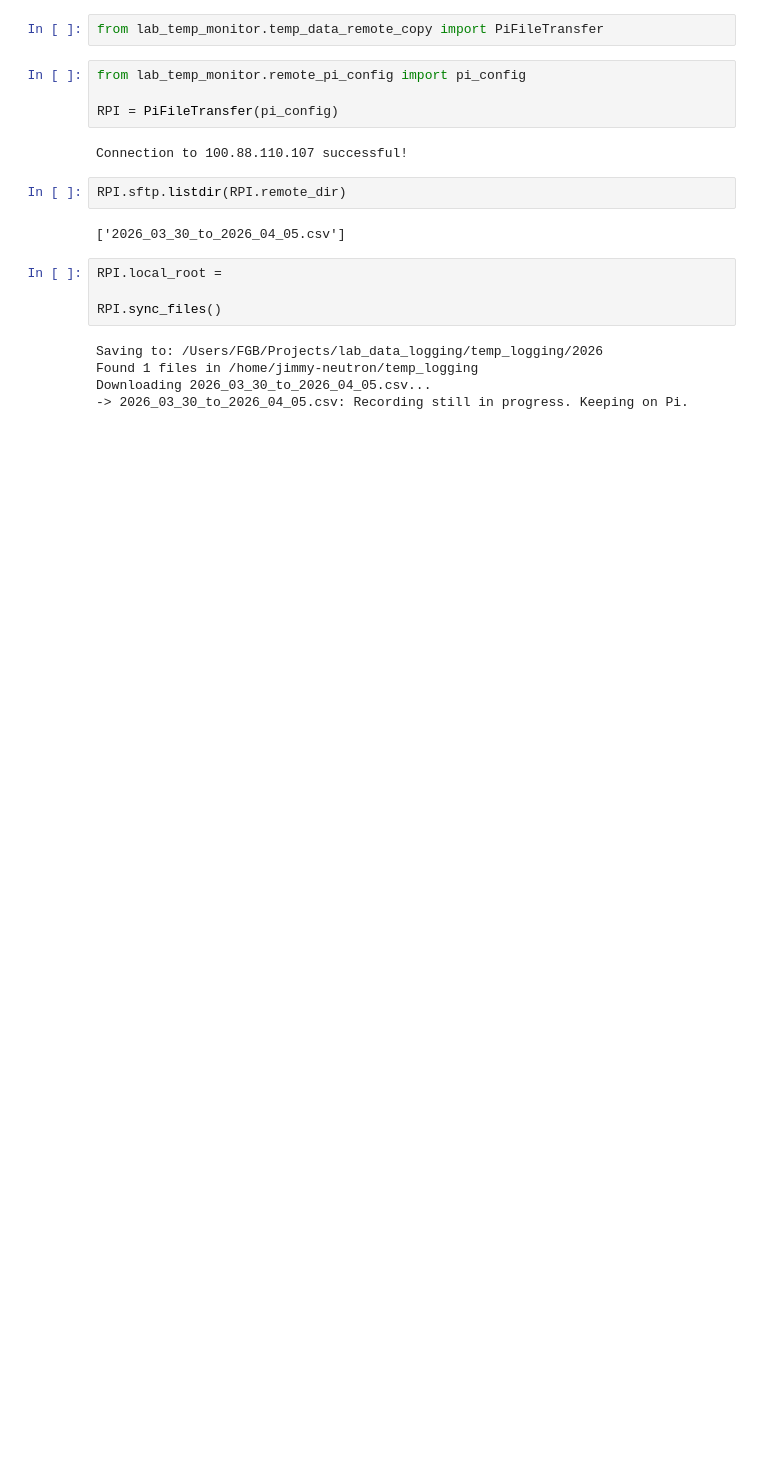
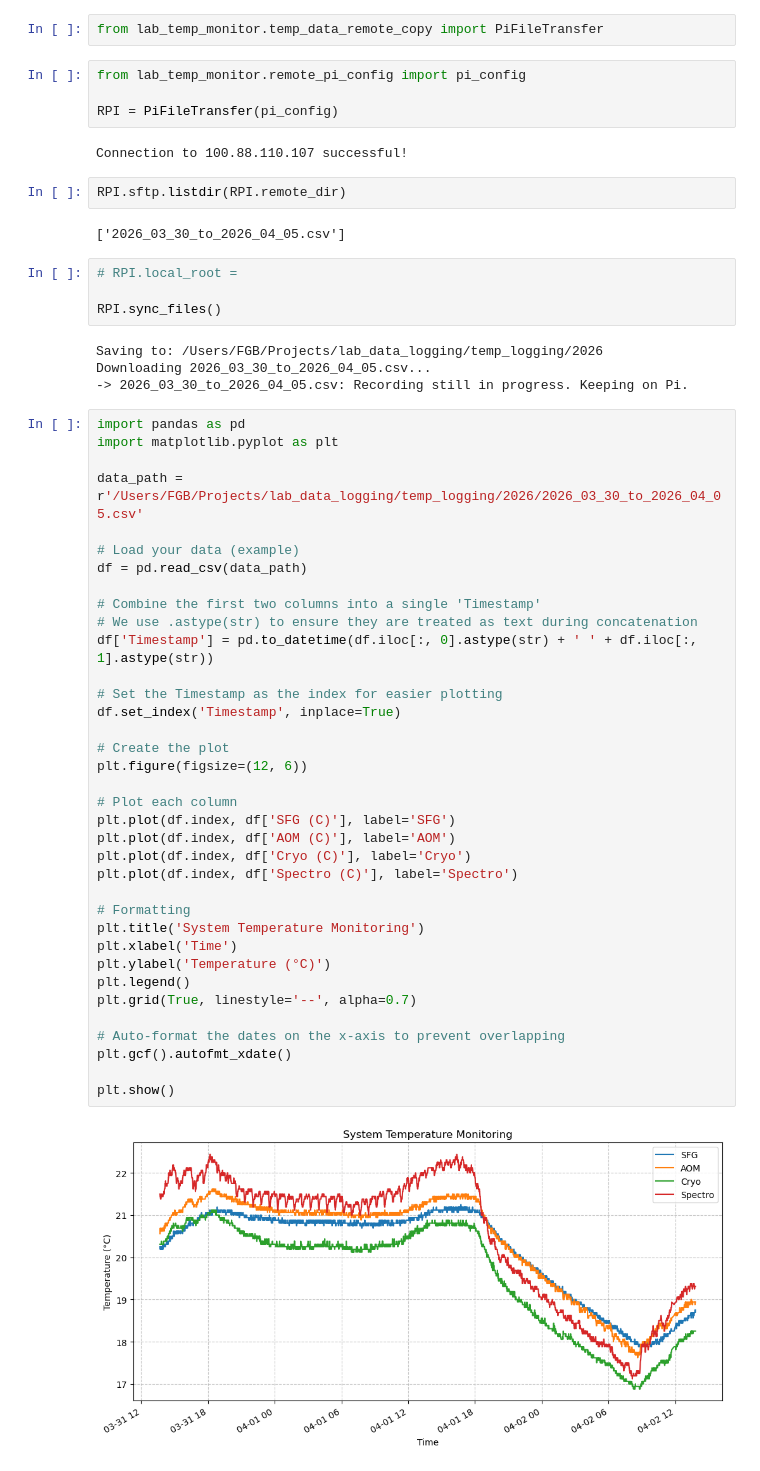
Before and after one commit to FinleyGB/lab_data_logging, a Jupyter notebook: remote_copy_test.ipynb, the cells around one changed output. Cells and saved outputs as stored; diff of their text form; blank space fills up the shorter version.

Commit message:
Added remote copy and plot for lab temp

```diff
--- a/remote_copy_test.ipynb
+++ b/remote_copy_test.ipynb
@@ -11,11 +11,48 @@ RPI.sftp.listdir(RPI.remote_dir)
 # %% [output]
 ['2026_03_30_to_2026_04_05.csv']
 # %%
-RPI.local_root =
+# RPI.local_root =
 
 RPI.sync_files()
 # %% [output]
 Saving to: /Users/FGB/Projects/lab_data_logging/temp_logging/2026
-Found 1 files in /home/jimmy-neutron/temp_logging
 Downloading 2026_03_30_to_2026_04_05.csv...
 -> 2026_03_30_to_2026_04_05.csv: Recording still in progress. Keeping on Pi.
+# %%
+import pandas as pd
+import matplotlib.pyplot as plt
+
+data_path = r'/Users/FGB/Projects/lab_data_logging/temp_logging/2026/2026_03_30_to_2026_04_05.csv'
+
+# Load your data (example)
+df = pd.read_csv(data_path)
+
+# Combine the first two columns into a single 'Timestamp'
+# We use .astype(str) to ensure they are treated as text during concatenation
+df['Timestamp'] = pd.to_datetime(df.iloc[:, 0].astype(str) + ' ' + df.iloc[:, 1].astype(str))
+
+# Set the Timestamp as the index for easier plotting
+df.set_index('Timestamp', inplace=True)
+
+# Create the plot
+plt.figure(figsize=(12, 6))
+
+# Plot each column
+plt.plot(df.index, df['SFG (C)'], label='SFG')
+plt.plot(df.index, df['AOM (C)'], label='AOM')
+plt.plot(df.index, df['Cryo (C)'], label='Cryo')
+plt.plot(df.index, df['Spectro (C)'], label='Spectro')
+
+# Formatting
+plt.title('System Temperature Monitoring')
+plt.xlabel('Time')
+plt.ylabel('Temperature (°C)')
+plt.legend()
+plt.grid(True, linestyle='--', alpha=0.7)
+
+# Auto-format the dates on the x-axis to prevent overlapping
+plt.gcf().autofmt_xdate()
+
+plt.show()
+# %% [output]
+[figure, added]
```
